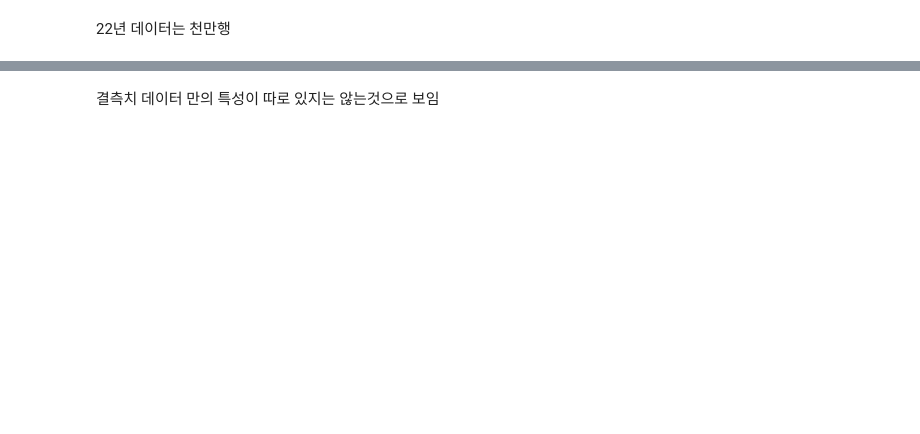
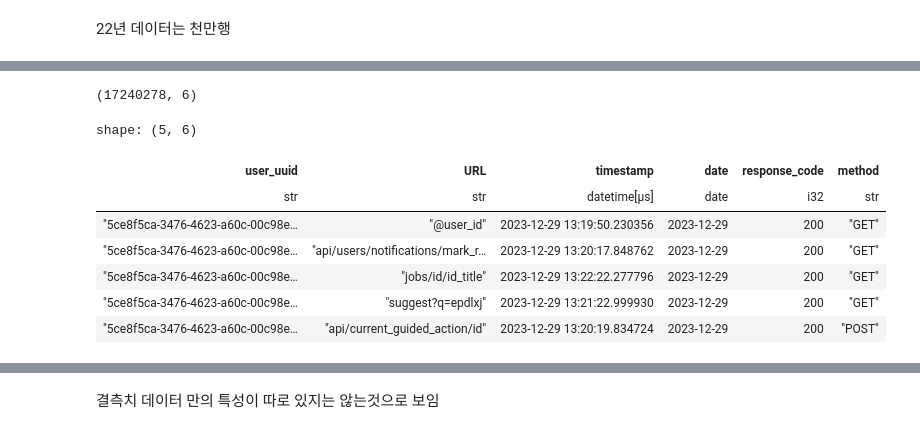
Before and after one commit to tecet1/midproject1, a Jupyter notebook: EDA/topic1_eda_modified.ipynb, the cells around one changed output, grey strips where cells are left out. Drawn from its saved outputs; the diff is of its cells as text; code cells hidden in the pictures; blank space fills up the shorter version.

```diff
--- a/EDA/topic1_eda_modified.ipynb
+++ b/EDA/topic1_eda_modified.ipynb
@@ -628,0 +1386,40 @@ log22.isnull().sum()
+# %%
+import polars as pl
+
+# 1. 분리 단계 (temp 생성)
+Log = Log.with_columns(
+    pl.col("URL").str.splitn(",", 2).alias("temp_split")
+).with_columns([
+    pl.col("temp_split").struct.field("field_0").alias("temp_url"),
+    pl.col("temp_split").struct.field("field_1").alias("temp_timestamp")
+])
+
+is_shifted = pl.col("response_code").cast(pl.Utf8).str.contains(r"[a-zA-Z]")
+
+# 2. 교정 단계
+Log = Log.with_columns([
+    pl.when(is_shifted).then(pl.col("temp_url")).otherwise(pl.col("URL")).alias("fixed_URL"),
+    pl.when(is_shifted).then(pl.col("temp_timestamp")).otherwise(pl.col("timestamp")).alias("fixed_timestamp"),
+    pl.when(is_shifted).then(pl.col("timestamp")).otherwise(pl.col("date")).alias("fixed_date"),
+    pl.when(is_shifted).then(pl.col("date")).otherwise(pl.col("response_code")).alias("fixed_response_code"),
+    pl.when(is_shifted).then(pl.col("response_code")).otherwise(pl.col("method")).alias("fixed_method")
+])
+
+# 3. 타입 변환 단계 (🚨 수정됨)
+Log = Log.with_columns([
+    # " UTC" 문자열을 제거한 후 포맷 없이 변환하여 소수점 5, 6자리 모두 정상 처리되도록 변경
+    pl.col("fixed_timestamp")
+      .str.replace(" UTC", "")
+      .str.strip_chars()
+      .str.to_datetime(strict=False).alias("timestamp"),
+
+    pl.col("fixed_date").str.to_datetime(format="%Y-%m-%d", strict=False).dt.date().alias("date"),
+    pl.col("fixed_response_code").cast(pl.Int32, strict=False).alias("response_code"),
+    pl.col("fixed_URL").alias("URL"),
+    pl.col("fixed_method").alias("method")
+])
+
+# 4. 불필요한 임시/중복 컬럼 제거
+Log = Log.select(["user_uuid", "URL", "timestamp", "date", "response_code", "method"])
+
+print("전처리 완료!")
@@ -629 +1449,16 @@ log22.isnull().sum()
+# %%
+Log.shape
+# %% [output]
+(17240278, 6)
+# %%
+Log.head()
+# %% [output]
+shape: (5, 6)
+| user_uuid | URL | timestamp | date | response_code | method |
+| str | str | datetime[μs] | date | i32 | str |
+| "5ce8f5ca-3476-4623-a60c-00c98e… | "@user_id" | 2023-12-29 13:19:50.230356 | 2023-12-29 | 200 | "GET" |
+| "5ce8f5ca-3476-4623-a60c-00c98e… | "api/users/notifications/mark_r… | 2023-12-29 13:20:17.848762 | 2023-12-29 | 200 | "GET" |
+| "5ce8f5ca-3476-4623-a60c-00c98e… | "jobs/id/id_title" | 2023-12-29 13:22:22.277796 | 2023-12-29 | 200 | "GET" |
+| "5ce8f5ca-3476-4623-a60c-00c98e… | "suggest?q=epdlxj" | 2023-12-29 13:21:22.999930 | 2023-12-29 | 200 | "GET" |
+| "5ce8f5ca-3476-4623-a60c-00c98e… | "api/current_guided_action/id" | 2023-12-29 13:20:19.834724 | 2023-12-29 | 200 | "POST" |
 # %%
```
Also changed, not shown: parts of 105 cells of this notebook, 7 other files.
